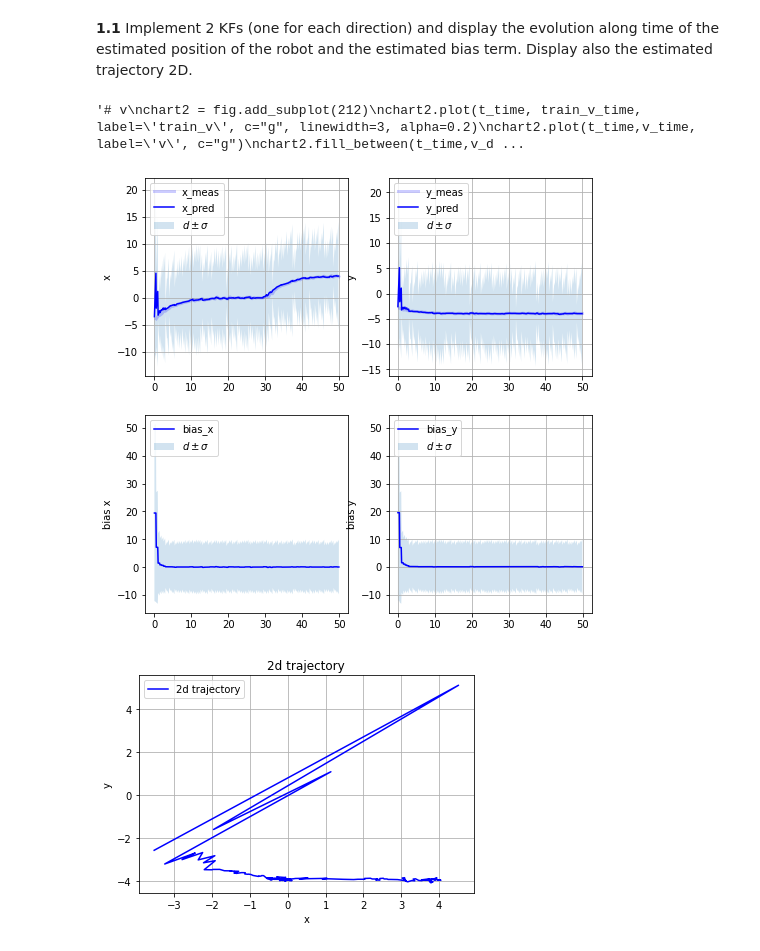
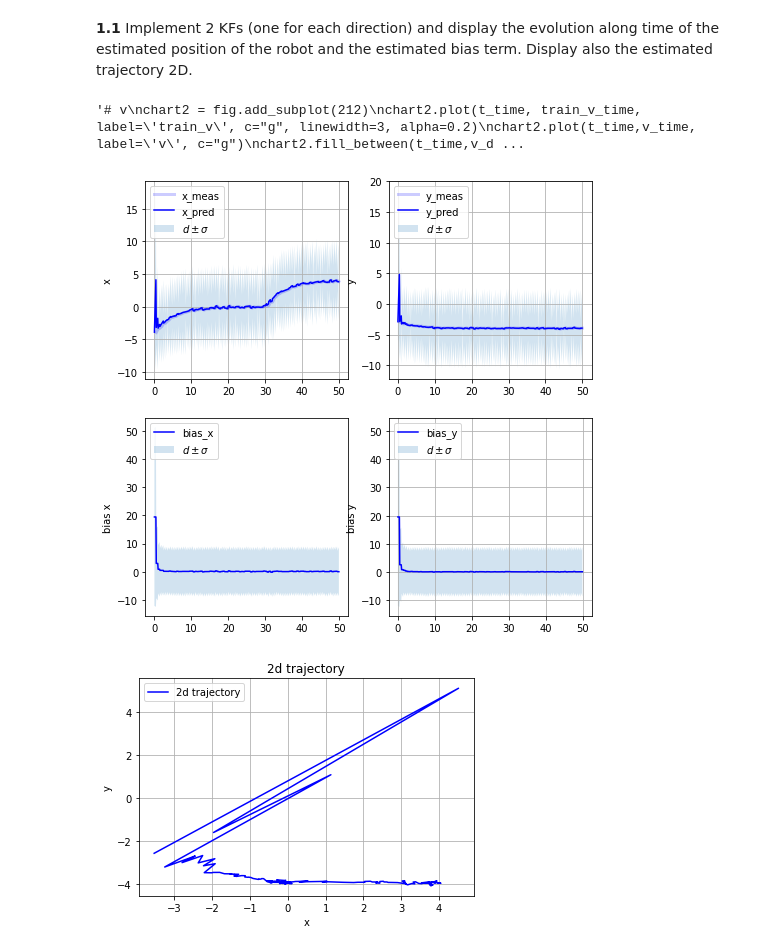
Before and after one commit to FilippoComastri/Project_ML1, a Jupyter notebook: ML_project1.ipynb, the cells around one changed output. Drawn from its saved outputs; the diff is of its cells as text; code cells hidden in the pictures.

```diff
--- a/ML_project1.ipynb
+++ b/ML_project1.ipynb
@@ -201,8 +202,8 @@ def kf_update(X, P, Y, H, R):
 # time step
 h = 0.1
 
-# ini state (Position, Bias) = (0,0)
-## Initial bias = 0 ???
+# ini state (Position, Bias) = (0,20)
+
 X_x = np.array( [ [0.0] , [20.0]]  )
 X_y = np.array( [ [0.0] , [20.0]]  )
 
@@ -226,7 +227,7 @@ H = np.array( [ [ 1.0, 0.0 ] ] )
 ## Ask for the noise
 
 # meas noise
-R = np.array([ [random.randint(0,100)] ] )
+R = np.array([ [random.randint(0,10)] ] )
 
 # process noise
 Q = np.array(np.eye(2) * 5 )
@@ -267,7 +268,7 @@ for t in arange(0, N_iter):
   U_x = np.array([ [vx[t]] ]) # put the input in the right variable
   U_y = np.array([ [vy[t]] ])
 
-  R = np.array([ [random.randint(0,100)] ] )
+  R = np.array([ [random.randint(0,10)] ] )
 
   (X_x, P_x) =  kf_predict(X_x, P_x, A, Q, B, U_x)
   (X_y, P_y) =  kf_predict(X_y, P_y, A, Q, B, U_y)
@@ -329,34 +330,34 @@ plt.grid()
 chart3 = fig.add_subplot(223)
 chart3.plot(time,bias_x_time, label='bias_x', c="b")
 chart3.fill_between(time, b_x_dn_time, b_x_up_time, alpha=0.2, linewidth=0, label='$d\pm\sigma$')
 plt.legend(loc='upper left')
 chart3.set_ylabel('bias x')
 
 # bias y
 chart4 = fig.add_subplot(224)
 chart4.plot(time,bias_y_time, label='bias_y', c="b")
 chart4.fill_between(time, b_y_dn_time, b_y_up_time, alpha=0.2, linewidth=0, label='$d\pm\sigma$')
 plt.legend(loc='upper left')
 chart4.set_ylabel('bias y')
 
 plt.grid()
 
 '''# v
 chart2 = fig.add_subplot(212)
 chart2.plot(t_time, train_v_time, label='train_v', c="g", linewidth=3, alpha=0.2)
 chart2.plot(t_time,v_time, label='v', c="g")
 chart2.fill_between(t_time,v_dn_time,v_up_time, alpha=0.2, label='$v\pm\sigma$')
 chart2.set_ylabel('v [m/s]')
 chart2.set_xlabel('t [s]')
 plt.legend(loc='upper left')
 plt.grid()
 plt.show()
 '''
 
 # End For Loop
 # %% [output]
 '# v\nchart2 = fig.add_subplot(212)\nchart2.plot(t_time, train_v_time, label=\'train_v\', c="g", linewidth=3, alpha=0.2)\nchart2.plot(t_time,v_time, label=\'v\', c="g")\nchart2.fill_between(t_time,v_d ...
-[figure, old version]
+[figure, new version]
 # %%
 
 # x
```
Also changed, not shown: parts of 5 cells of this notebook.
